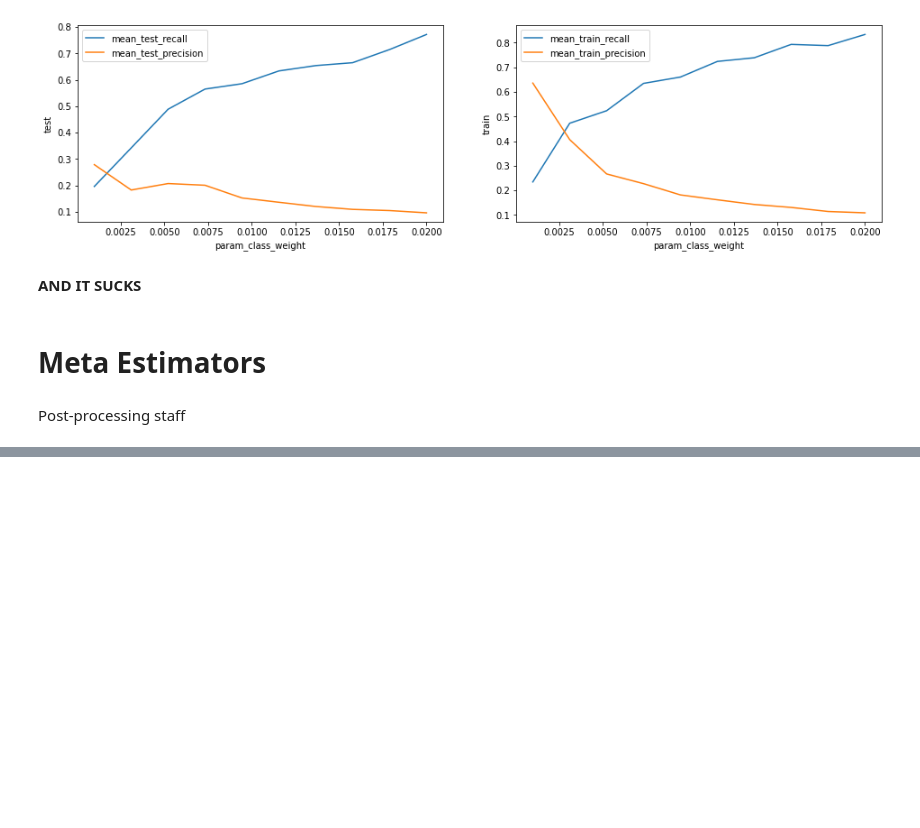
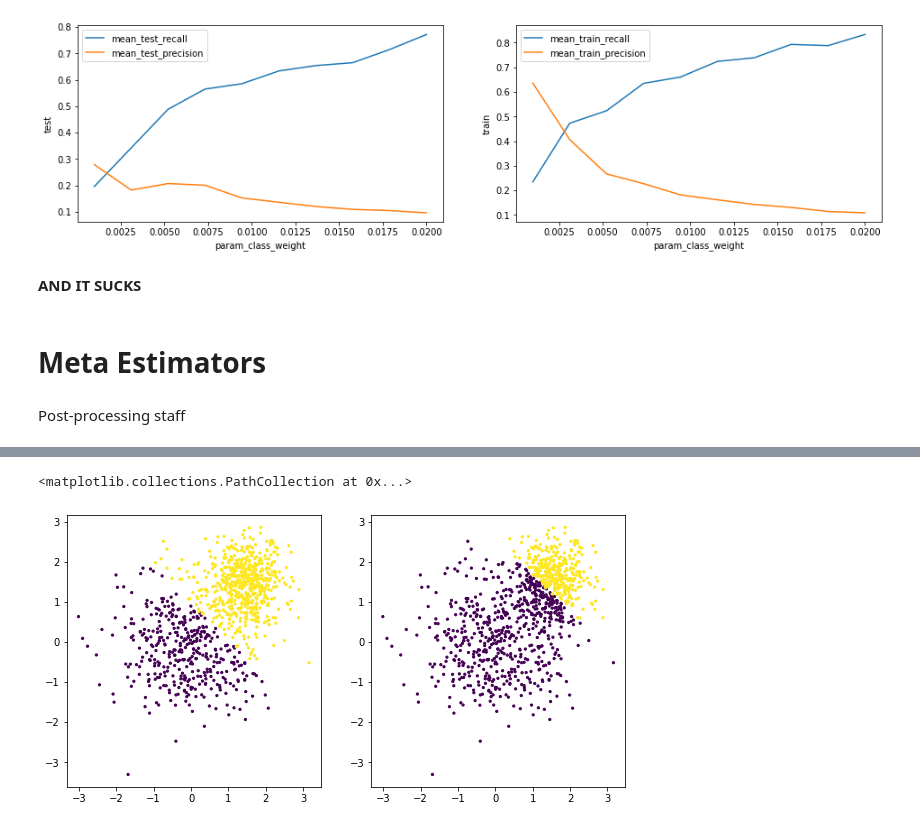
Before and after one commit to quicksilverri/statistics, a Jupyter notebook: sklearn_basics.ipynb, the cells around one changed output, grey strips where cells are left out. Saved outputs shown, nothing was run; the diff lists cells and outputs as text; code cells hidden in the pictures; blank space fills up the shorter version.

```diff
--- a/sklearn_basics.ipynb
+++ b/sklearn_basics.ipynb
@@ -595,0 +661,10 @@ plt.scatter(X[:, 0], X[:, 1], c=y, s=5)
+# %%
+m1 = Thresholder(LogisticRegression(), threshold=0.1).fit(X, y)
+m2 = Thresholder(LogisticRegression(), threshold=0.9).fit(X, y)
+
+fig, axes = plt.subplots(1, 2, figsize=(10, 5))
+axes[0].scatter(X[:, 0], X[:, 1], c=m1.predict(X), s=5)
+axes[1].scatter(X[:, 0], X[:, 1], c=m2.predict(X), s=5)
+# %% [output]
+<matplotlib.collections.PathCollection at 0x...>
+[figure, added]
```
Also changed, not shown: parts of 8 cells of this notebook.
